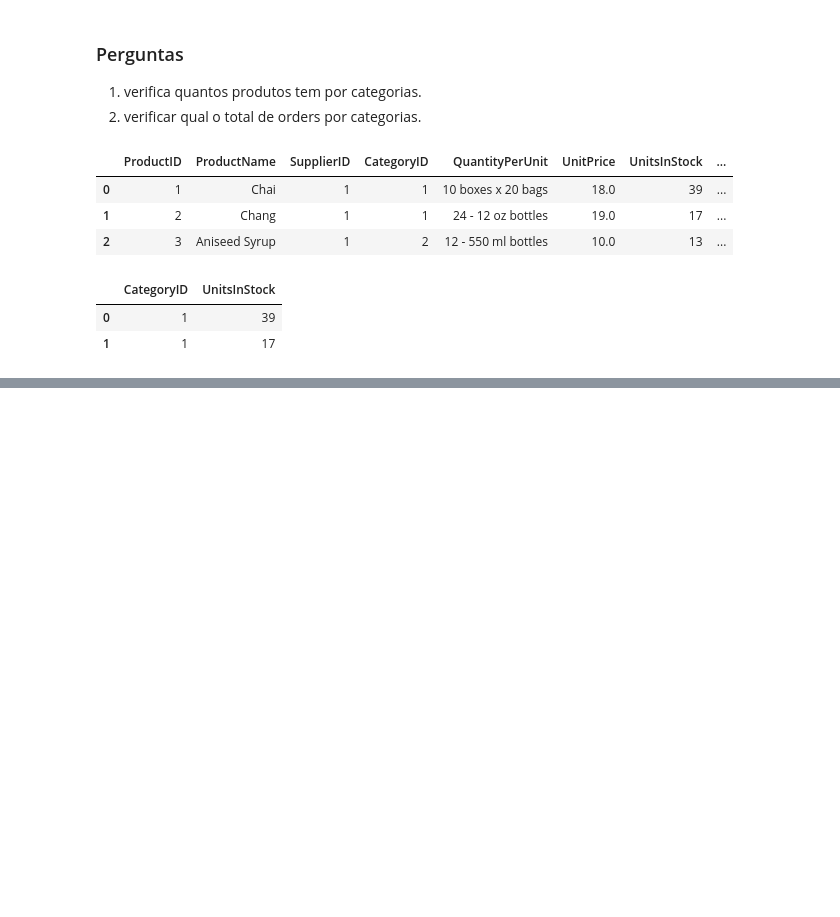
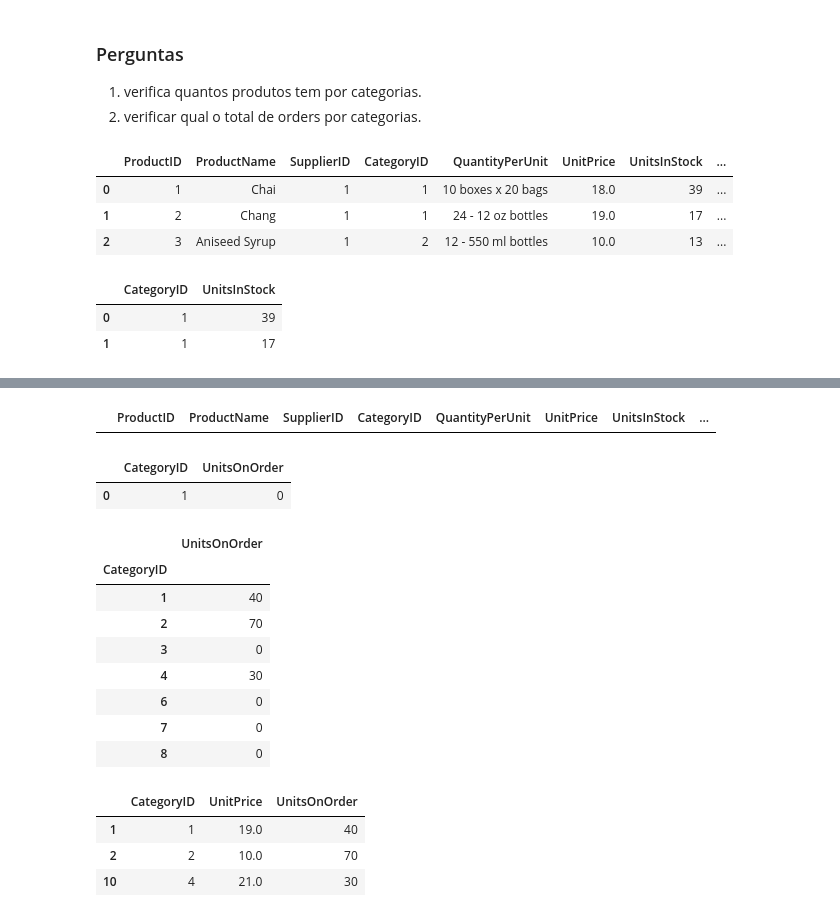
Before and after one commit to ElBulidur/t14241, a Jupyter notebook: aula_03/products1/products1.ipynb, the cells around one changed output, grey strips where cells are left out. Saved outputs shown, nothing was run; the diff lists cells and outputs as text; code cells hidden in the pictures; blank space fills up the shorter version.

Commit message:
merge e groupby

```diff
--- a/aula_03/__main__.ipynb
+++ b/aula_03/products1/products1.ipynb
@@ -248 +258,36 @@ analise.plot.bar()
 [figure]
+# %%
+df.head(0)
+# %% [output]
+|  | ProductID | ProductName | SupplierID | CategoryID | QuantityPerUnit | UnitPrice | UnitsInStock | ... |
+# %%
+#2. verificar qual o total de orders por categorias.
+
+df_subset2 = df[['CategoryID', 'UnitsOnOrder']]
+df_subset2.head(1)
+# %% [output]
+|  | CategoryID | UnitsOnOrder |
+| 0 | 1 | 0 |
+# %%
+#2. verificar qual o total de orders por categorias.
+orders_por_cat = df.groupby('CategoryID')[['UnitsOnOrder']].sum()
+orders_por_cat
+# %% [output]
+|  | UnitsOnOrder |
+| CategoryID |  |
+| 1 | 40 |
+| 2 | 70 |
+| 3 | 0 |
+| 4 | 30 |
+| 6 | 0 |
+| 7 | 0 |
+| 8 | 0 |
+# %%
+df_subset3 = df[['CategoryID', 'UnitPrice','UnitsOnOrder']]
+df_subset3 = df_subset3.loc[df_subset3['UnitsOnOrder'] > 0] # pegar sobre condicao
+df_subset3
+# %% [output]
+|  | CategoryID | UnitPrice | UnitsOnOrder |
+| 1 | 1 | 19.0 | 40 |
+| 2 | 2 | 10.0 | 70 |
+| 10 | 4 | 21.0 | 30 |
```
Also changed, not shown: parts of 2 cells of this notebook, 5 other files.
